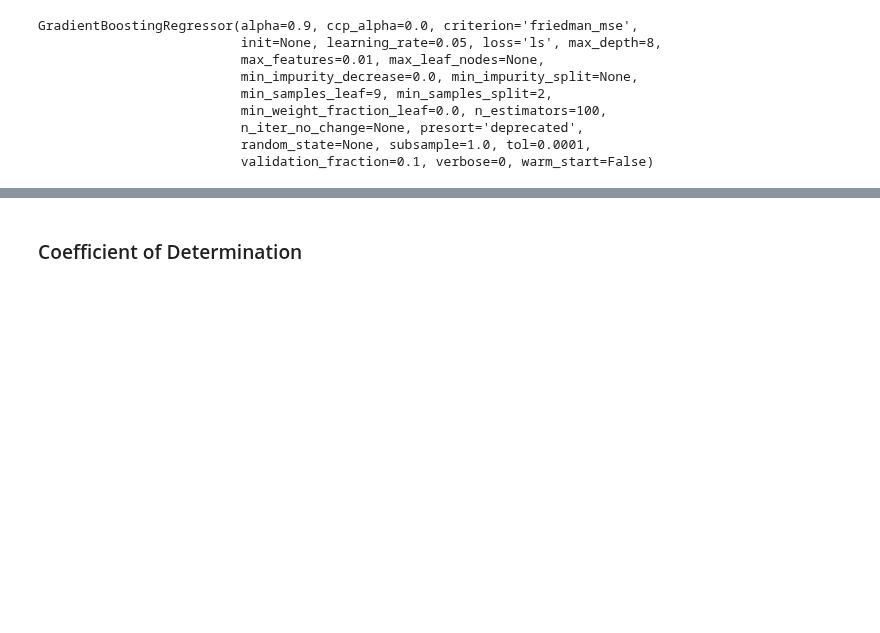
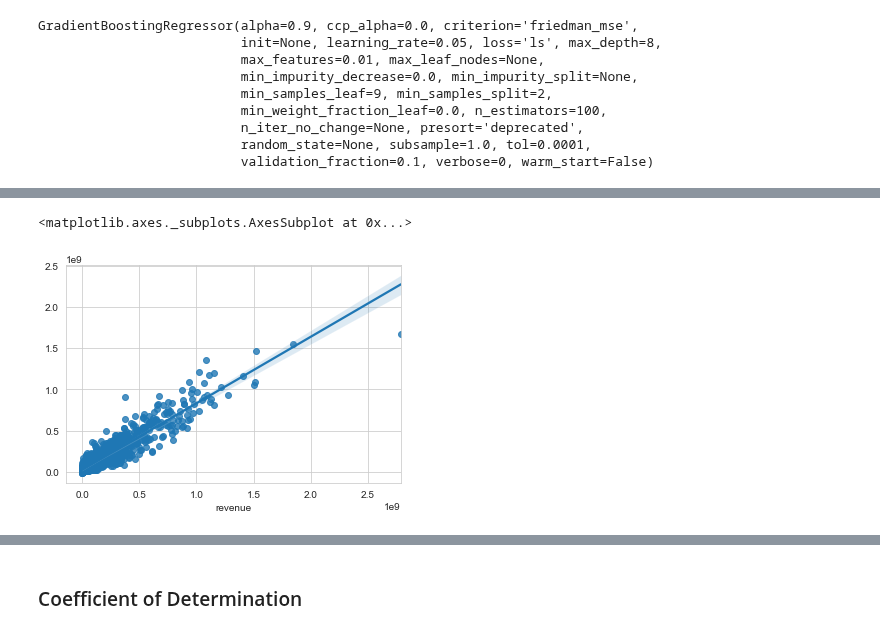
Before and after one commit to leyaof/movie-analysis, a Jupyter notebook: movie-analysis.ipynb, the cells around one changed output, grey strips where cells are left out. Saved outputs shown, nothing was run; the diff lists cells and outputs as text; code cells hidden in the pictures; blank space fills up the shorter version.

```diff
--- a/movie-analysis.ipynb
+++ b/movie-analysis.ipynb
@@ -783,3 +784,8 @@ RMSE: 71029700.20534913
+# %%
+sns.regplot(y_train, y_pred)
+# %% [output]
+<matplotlib.axes._subplots.AxesSubplot at 0x...>
+[figure, added]
 # %%
 #Predicting Test data with the model
 y_test_pred = model.predict(x_test)
```
Also changed, not shown: parts of 16 cells of this notebook.
